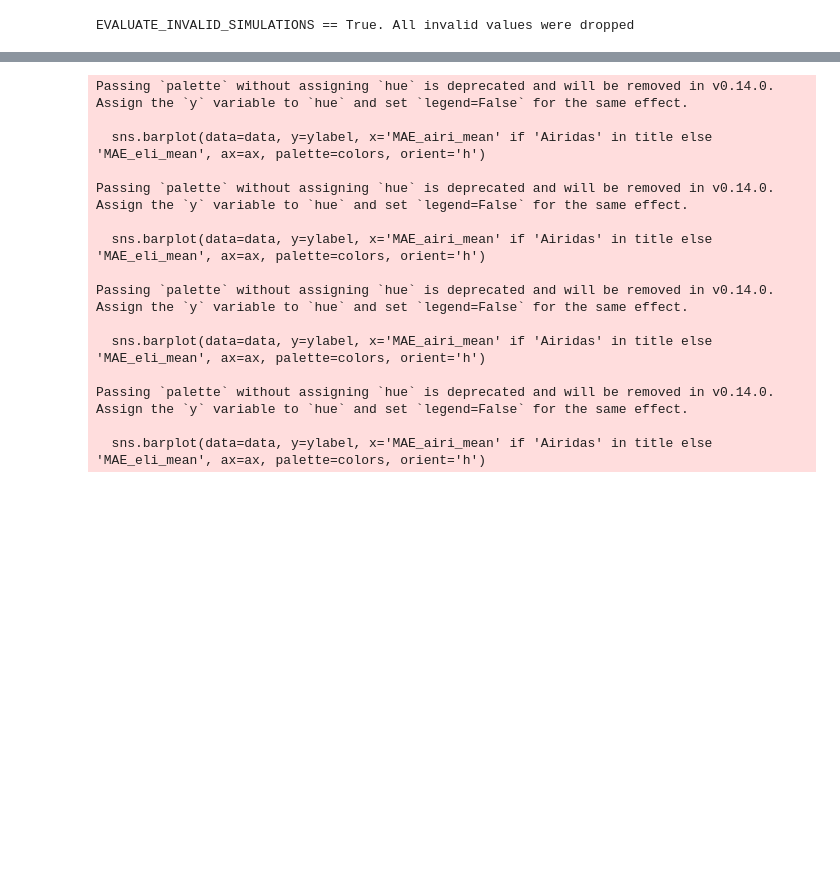
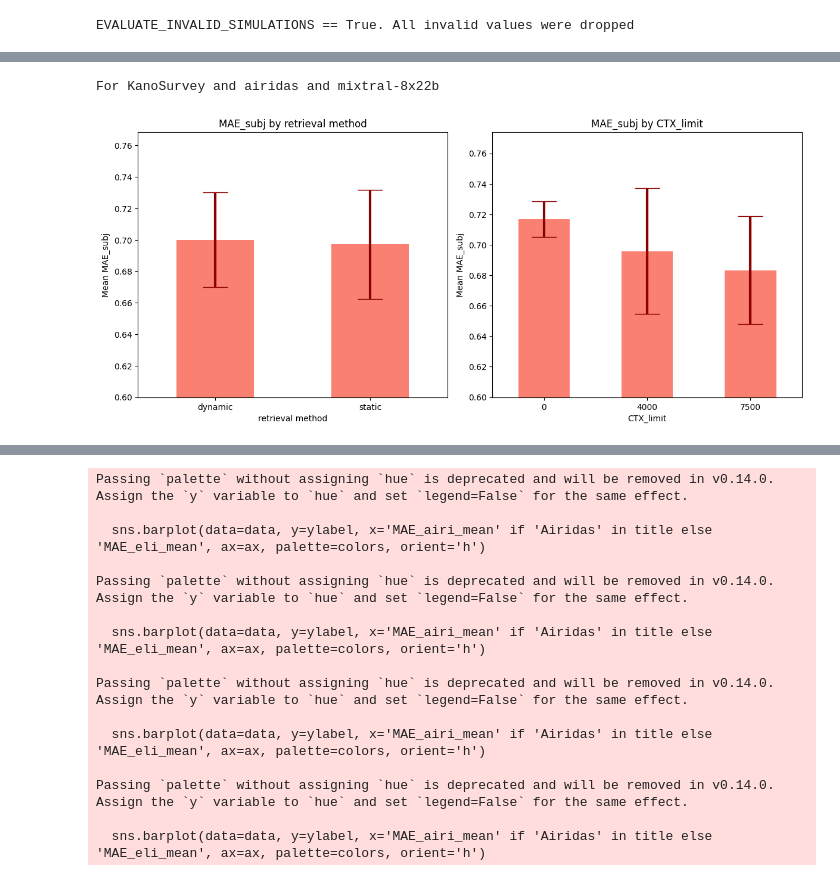
Before and after one commit to Brikas/Thesis, a Jupyter notebook: airi_analysis.ipynb, the cells around one changed output, grey strips where cells are left out. Saved outputs shown, nothing was run; the diff lists cells and outputs as text; code cells hidden in the pictures; blank space fills up the shorter version.

```diff
--- a/airi_analysis.ipynb
+++ b/airi_analysis.ipynb
@@ -447,0 +731,37 @@ plt.show()
+# %%
+import pandas as pd
+import matplotlib.pyplot as plt
+
+# Assuming your dataframe is named `df`
+filtered_df = dfg[(dfg['is_base'] == False) & (dfg['survey_type'] == "KanoSurvey") & (dfg['SUBJECT'] == "airidas") & (dfg['model'] == "mixtral-8x22b")]
+parameters = ['retrieval method', 'CTX_limit']
+plt.figure(figsize=(18, 10))
+
+print(f'For KanoSurvey and airidas and mixtral-8x22b')
+for i, param in enumerate(parameters, 1):
+    plt.subplot(2, 3, i)
+
+    if param == 'SUBJECT':
+        colors = ['lightblue', 'lightblue', 'lightblue']  # Adjust colors as needed
+    elif param == 'survey_type':
+        colors = ['lightblue', 'lightblue']
+    elif param == 'model':
+        colors = ['lightgreen', 'lightgreen', 'lightgreen']
+    else:
+        colors = 'salmon'  # General color for other parameters
+
+
+    # Group by the parameter and calculate mean MAE_subj
+    stds = filtered_df.groupby(param)['MAE_subj'].std()
+    means = filtered_df.groupby(param)['MAE_subj'].mean()
+    means.plot(kind='bar', color=colors, yerr=stds, error_kw={'capsize': 15, 'ecolor': 'darkred', 'elinewidth': 3, 'alpha': 1})
+    plt.title(f'MAE_subj by {param}')
+    plt.ylabel('Mean MAE_subj')
+    plt.xticks(rotation=0)
+    plt.ylim(bottom=0.6)  # Set the minimum y-axis limit
+
+plt.tight_layout()
+plt.show()
+# %% [output]
+For KanoSurvey and airidas and mixtral-8x22b
+[figure, added]
```
Also changed, not shown: parts of 38 cells of this notebook, 1 other file.
